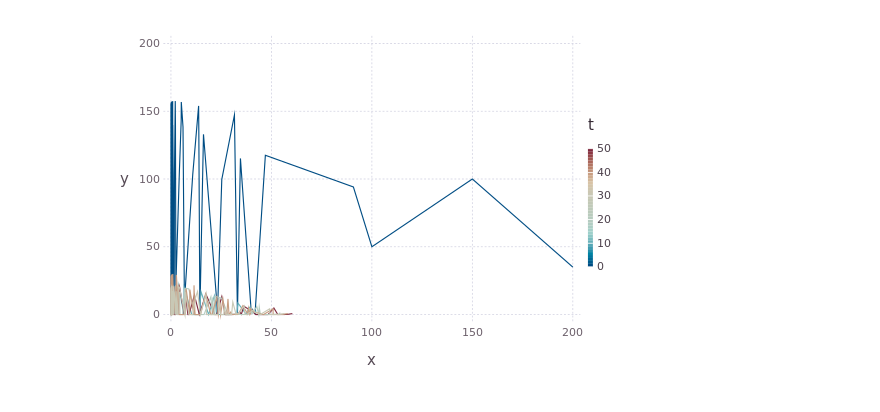
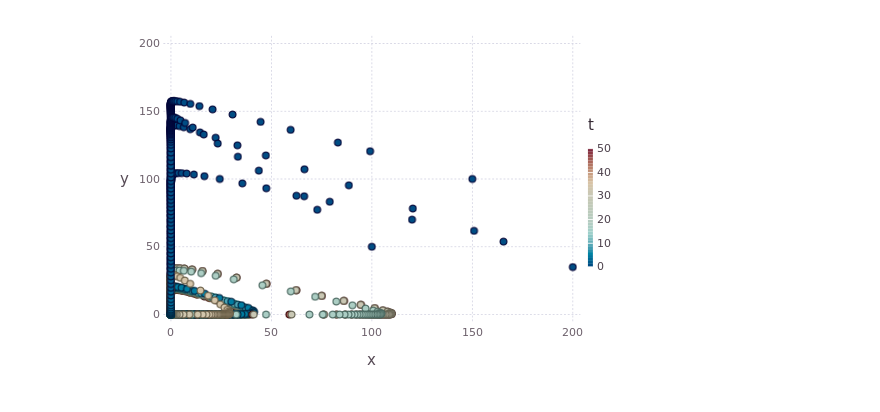
Before and after one commit to ajopek/julia-classes, a Jupyter notebook: lab4/AnalisisAndPlots.ipynb, the cells around one changed output. Drawn from its saved outputs; the diff is of its cells as text; code cells hidden in the pictures.

```diff
--- a/lab4/AnalisisAndPlots.ipynb
+++ b/lab4/AnalisisAndPlots.ipynb
@@ -72,6 +73,4 @@ plot(df_all, xgroup="exp_id", x="t", y="x",
-# %%
-# Round to multiple of 5
-df_all[:t]=map(t -> round(Int64, round(t/10) * 10), df_all[:t])
-plot(df_all, x="x", y="y", colour="t", Geom.line)
-# %% [output]
-[figure, removed]
+# %%
+plot(df_all, x="x", y="y", colour="t")
+# %% [output]
+[figure, added]
```
Also changed, not shown: parts of 5 cells of this notebook, 1 other file.
